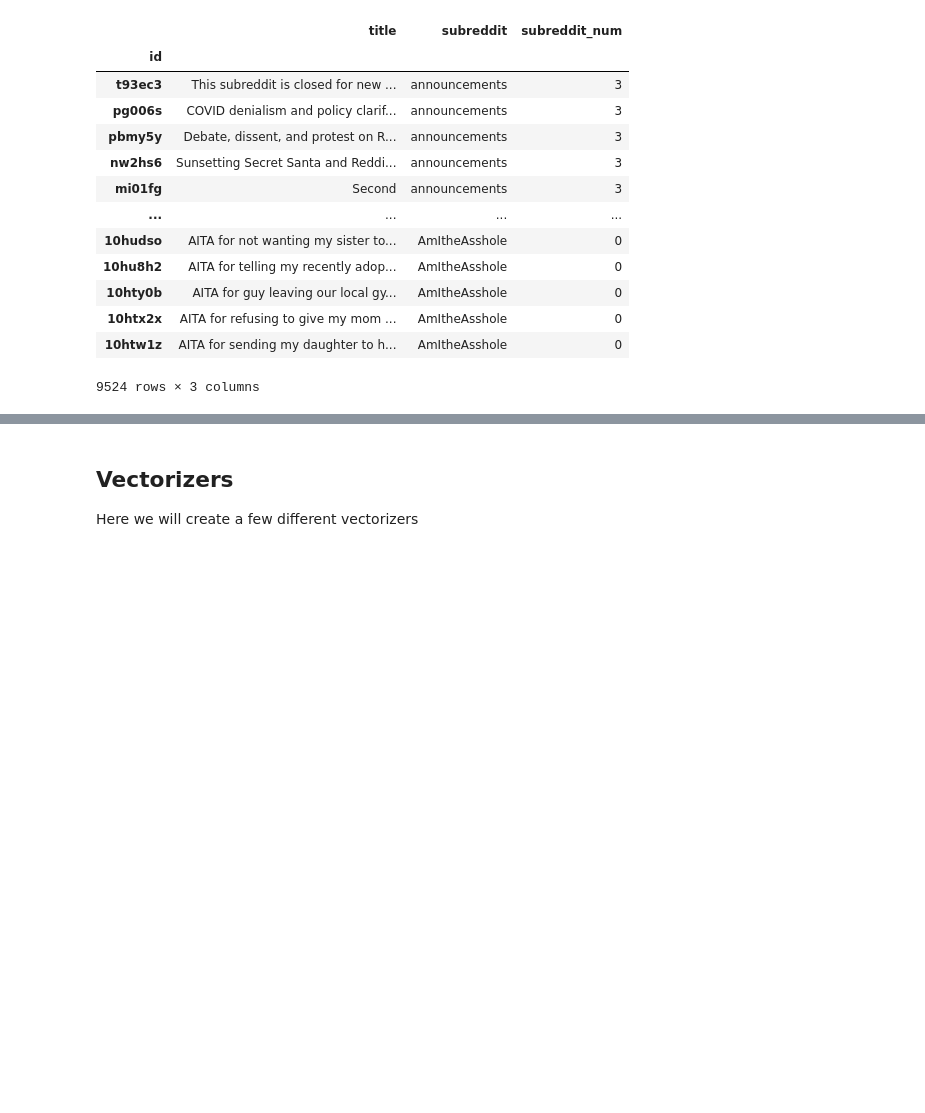
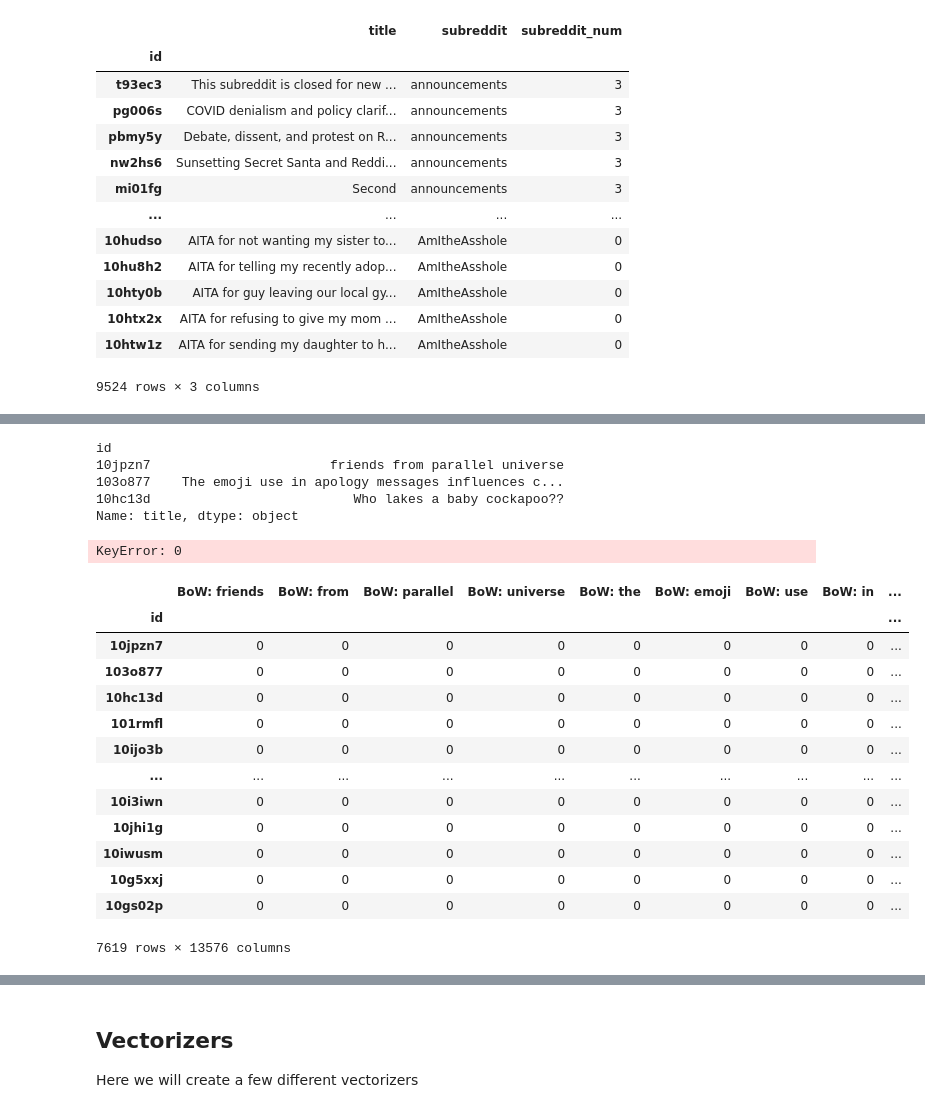
Before and after one commit to rainonej/Reddit-Projects, a Jupyter notebook: Subreddit Prediction Presentation.ipynb, the cells around one changed output, grey strips where cells are left out. Drawn from its saved outputs; the diff is of its cells as text; code cells hidden in the pictures; blank space fills up the shorter version.

```diff
--- a/Subreddit Prediction Presentation.ipynb
+++ b/Subreddit Prediction Presentation.ipynb
@@ -440,0 +677,54 @@ obj.full_data
+# %%
+temp_data[:3]
+# %% [output]
+id
+10jpzn7                       friends from parallel universe
+103o877    The emoji use in apology messages influences c...
+10hc13d                          Who lakes a baby cockapoo??
+Name: title, dtype: object
+# %%
+def _BoW_embed(titles, model):
+    """
+    :param titles: Pandas Series of sentences
+    :param model: A trained CountVectorizer model
+    :return: A Pandas DataFrame of the embedded sentences. The index of the df should be the same index as titles. Each new column in the df should be called "BoW: word" where word is the word in the Bag-of-Words embedding
+    """
+    titles = clean_data(titles)
+    embedding = model.transform(titles).toarray()
+    col_names = ["BoW: " + word for word, index in model.vocabulary_.items()]
+    df = pd.DataFrame(embedding, columns=col_names, index=titles.index)
+
+    #printing the dictionary of all the columns that have positive values
+    for i in range(len(df)):
+        positive_cols = {}
+        for col in df.columns:
+            if df.loc[i,col] > 0:
+                positive_cols[col] = df.loc[i,col]
+        print(positive_cols)
+    return df
+
+_BoW_embed(temp_data[:3], temp_model)
+# %% [output]
+KeyError: 0
+# %%
+temp_titles = clean_data(obj.X_train)
+temp_embedding = temp_model.transform(temp_titles).toarray()
+col_names = ["BoW: " + word for word, index in temp_model.vocabulary_.items()]
+temp_df = pd.DataFrame(temp_embedding, columns=col_names, index=temp_titles.index)
+temp_df['title'] = temp_titles
+temp_df
+# %% [output]
+|  | BoW: friends | BoW: from | BoW: parallel | BoW: universe | BoW: the | BoW: emoji | BoW: use | BoW: in | ... |
+| id |  |  |  |  |  |  |  |  | ... |
+| 10jpzn7 | 0 | 0 | 0 | 0 | 0 | 0 | 0 | 0 | ... |
+| 103o877 | 0 | 0 | 0 | 0 | 0 | 0 | 0 | 0 | ... |
+| 10hc13d | 0 | 0 | 0 | 0 | 0 | 0 | 0 | 0 | ... |
+| 101rmfl | 0 | 0 | 0 | 0 | 0 | 0 | 0 | 0 | ... |
+| 10ijo3b | 0 | 0 | 0 | 0 | 0 | 0 | 0 | 0 | ... |
+| ... | ... | ... | ... | ... | ... | ... | ... | ... | ... |
+| 10i3iwn | 0 | 0 | 0 | 0 | 0 | 0 | 0 | 0 | ... |
+| 10jhi1g | 0 | 0 | 0 | 0 | 0 | 0 | 0 | 0 | ... |
+| 10iwusm | 0 | 0 | 0 | 0 | 0 | 0 | 0 | 0 | ... |
+| 10g5xxj | 0 | 0 | 0 | 0 | 0 | 0 | 0 | 0 | ... |
+| 10gs02p | 0 | 0 | 0 | 0 | 0 | 0 | 0 | 0 | ... |
+7619 rows × 13576 columns
```
Also changed, not shown: parts of 21 cells of this notebook.
